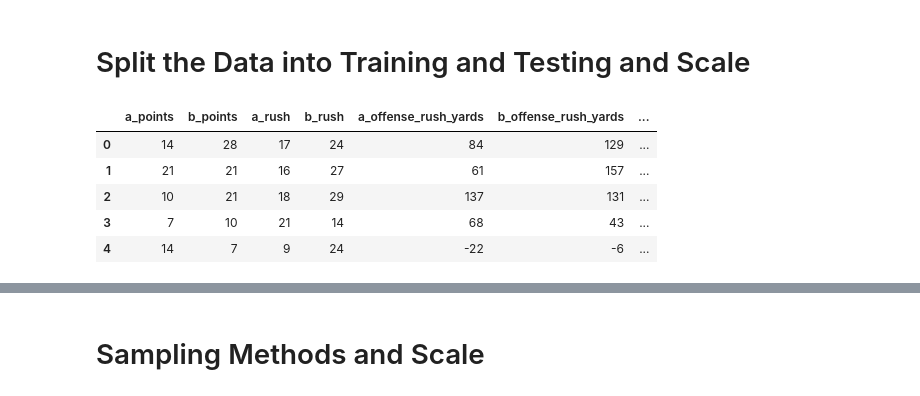
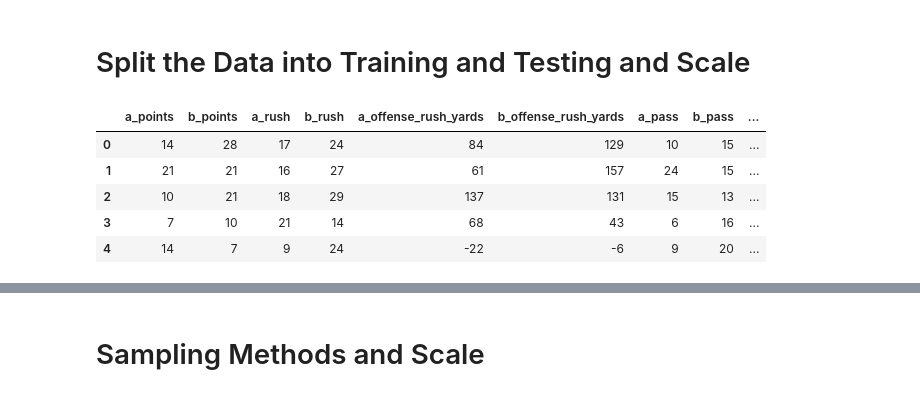
Before and after one commit to atuberville/FinalProject, a Jupyter notebook: college_football_ml_oneTeam.ipynb, the cells around one changed output, grey strips where cells are left out. Drawn from its saved outputs; the diff is of its cells as text; code cells hidden in the pictures.

```diff
--- a/college_football_ml_oneTeam.ipynb
+++ b/college_football_ml_oneTeam.ipynb
@@ -88,15 +190,6 @@ df_filter.head(5)
 | 2 | 2013 | 37023420140106 | Florida State ... | Atlantic Coast Conference ... | 234 | 10 | 37 | Auburn ... | ... |
 | 3 | 2009 | 51074920090905 | Wake Forest ... | Atlantic Coast Conference ... | 749 | 7 | 51 | Baylor ... | ... |
 | 4 | 2011 | 61041520111001 | Miami (Florida) ... | Atlantic Coast Conference ... | 415 | 14 | 61 | Bethune-Cookman ... | ... |
-# %%
-df_filter=df2.copy()
-df_filter=df_filter[abs(df_filter['OFFENSE POINTS'] - df_filter['DEFENSE POINTS']) <= blowoutThresh]
-
-df_filter.reset_index(inplace=True, drop=True)
-
-#df_filter['DELTA SCORE']=df_filter['OFFENSE POINTS']-df_filter["DEFENSE POINTS"]
-print(len(df_filter))
-df_filter.head(5)
 # %%
 df_filter.columns
 # %% [output]
@@ -115,31 +208,38 @@ Index(['year', 'game_code', 'a_team_name', 'a_name_conference', 'a_team_code',
 # %%
 # Create our features
 X = df_filter.copy()
+#X=X.drop({'year', 'game_code', 'a_team_name', 'a_name_conference', 'a_team_code',
+#          'b_team_code', 'team_name', 'name_conference','half_leader',
+#          'half_diff_score', 'half_diff_score_abs', 'visit_date', 'stadium_code',
+#          'stadium_name', 'site', 'city', 'state', 'capacity',
+#          'year_opened', 'result'},axis=1)
+
 X=X.drop({'year', 'game_code', 'a_team_name', 'a_name_conference', 'a_team_code',
           'b_team_code', 'team_name', 'name_conference','half_leader',
           'half_diff_score', 'half_diff_score_abs', 'visit_date', 'stadium_code',
           'stadium_name', 'site', 'city', 'state', 'capacity',
-          'year_opened', 'result'},axis=1)
+          'year_opened', 'result','a_offense_pass_yards',
+          'b_offense_pass_yards'},axis=1)
 
 # Need to convert columns with strings to numeric
 # Get column names that are non-numeric
 column_names=X.select_dtypes(exclude=[np.number]).columns
 from sklearn.preprocessing import LabelEncoder
 le = LabelEncoder()
 for columnName in column_names:
   X[columnName]=le.fit_transform(X[columnName])
 
 # Create our target
 y = df_filter['result'].copy()
 
 X.head()
 # %% [output]
-|  | a_points | b_points | a_rush | b_rush | a_offense_rush_yards | b_offense_rush_yards | ... |
-| 0 | 14 | 28 | 17 | 24 | 84 | 129 | ... |
-| 1 | 21 | 21 | 16 | 27 | 61 | 157 | ... |
-| 2 | 10 | 21 | 18 | 29 | 137 | 131 | ... |
-| 3 | 7 | 10 | 21 | 14 | 68 | 43 | ... |
-| 4 | 14 | 7 | 9 | 24 | -22 | -6 | ... |
+|  | a_points | b_points | a_rush | b_rush | a_offense_rush_yards | b_offense_rush_yards | a_pass | b_pass | ... |
+| 0 | 14 | 28 | 17 | 24 | 84 | 129 | 10 | 15 | ... |
+| 1 | 21 | 21 | 16 | 27 | 61 | 157 | 24 | 15 | ... |
+| 2 | 10 | 21 | 18 | 29 | 137 | 131 | 15 | 13 | ... |
+| 3 | 7 | 10 | 21 | 14 | 68 | 43 | 6 | 16 | ... |
+| 4 | 14 | 7 | 9 | 24 | -22 | -6 | 9 | 20 | ... |
 # %%
 # Check the balance of our target values
 abs(X['a_points']-X['b_points']).value_counts()
```
Also changed, not shown: parts of 27 cells of this notebook.
